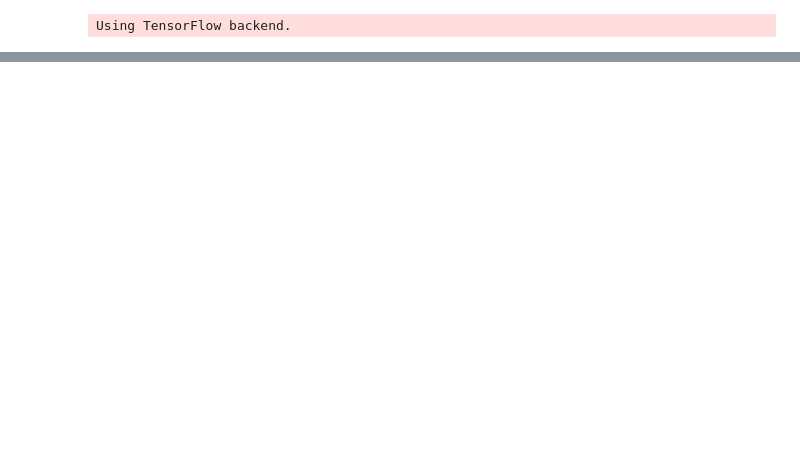
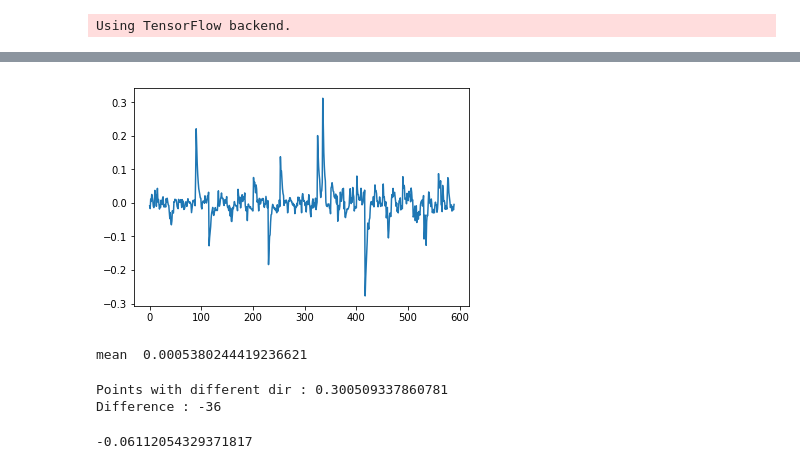
Before and after one commit to bitreport-org/Bitreport, a Jupyter notebook: prophecy/Untitled.ipynb, the cells around one changed output, grey strips where cells are left out. Cells and saved outputs as stored; diff of their text form; code cells hidden in the pictures; blank space fills up the shorter version.

```diff
--- a/prophecy/Untitled.ipynb
+++ b/prophecy/Untitled.ipynb
@@ -94,0 +198,10 @@ import matplotlib.pyplot as plt
+# %%
+real_close = close[size:].reshape(1, close[size:].shape[0])[0]
+dif = (real_close-close_hat)
+plt.plot(dif)
+plt.show()
+
+print('mean ', np.mean(dif))
+# %% [output]
+[figure, added]
+mean  0.0005380244419236621
@@ -94,0 +211,9 @@ import matplotlib.pyplot as plt
+# %%
+diff = direction-direction_hat
+print('Points with different dir :'   , len([x for x in diff if x==-1])/diff.size)
+print('Difference :'   , np.sum(direction-direction_hat))
+np.sum(direction-direction_hat)/direction.size
+# %% [output]
+Points with different dir : 0.300509337860781
+Difference : -36
+-0.06112054329371817
```
Also changed, not shown: parts of 33 cells of this notebook.
